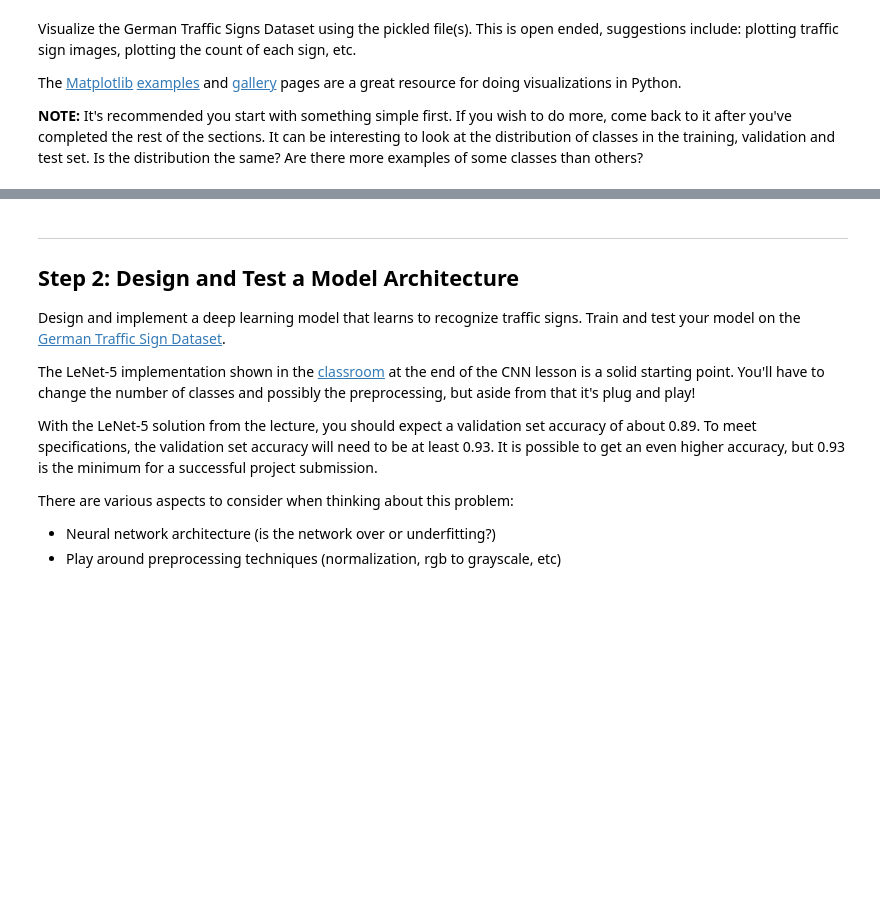
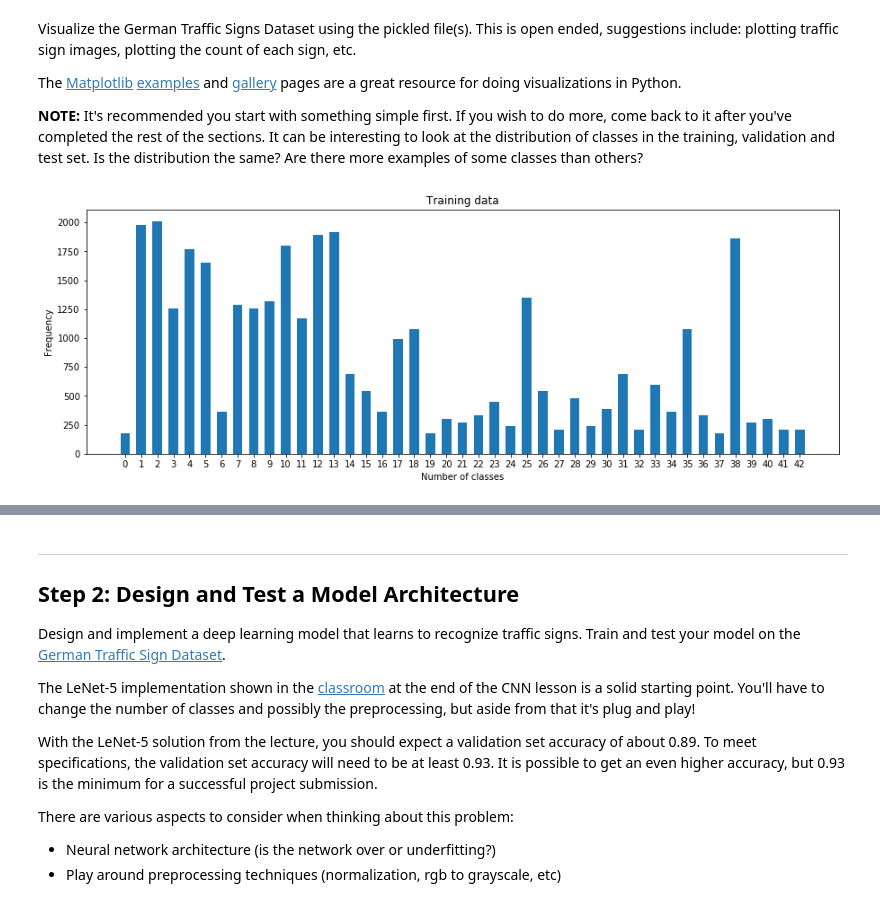
Before and after one commit to NgocVTran/Udacity---Self-Driving-Car, a Jupyter notebook: project2/Traffic_Sign_Classifier.ipynb, the cells around one changed output, grey strips where cells are left out. Cells and saved outputs as stored; diff of their text form; code cells hidden in the pictures; blank space fills up the shorter version.

```diff
--- a/project2/Traffic_Sign_Classifier.ipynb
+++ b/project2/Traffic_Sign_Classifier.ipynb
@@ -57,23 +94,25 @@ Complete the basic data summary below. Use python, numpy and/or pandas methods t
 # %%
 ### Replace each question mark with the appropriate value.
 ### Use python, pandas or numpy methods rather than hard coding the results
+import numpy as np
 
 # TODO: Number of training examples
-n_train = ?
+n_train = len(X_train)
 
 # TODO: Number of validation examples
-n_validation = ?
+n_validation = len(X_valid)
 
 # TODO: Number of testing examples.
-n_test = ?
+n_test = len(X_test)
 
 # TODO: What's the shape of an traffic sign image?
-image_shape = ?
+image_shape = X_train[1].shape
 
 # TODO: How many unique classes/labels there are in the dataset.
-n_classes = ?
+n_classes = len(np.unique(train["labels"]))
 
 print("Number of training examples =", n_train)
 print("Number of testing examples =", n_test)
+print("Number of validation examples =", n_validation)
 print("Image data shape =", image_shape)
 print("Number of classes =", n_classes)
@@ -92,2 +136,17 @@ import matplotlib.pyplot as plt
 # Visualizations will be shown in the notebook.
 %matplotlib inline
+# %%
+# Label frequency of training data
+hist, bins = np.histogram(y_train, bins=n_classes)
+center = (bins[:-1] + bins[1:])/2
+
+plt.figure(figsize=(15,5))
+plt.hist(y_train, bins=n_classes, rwidth=0.6, range=[0,n_classes],align='left')
+plt.xticks(np.arange(n_classes))
+
+plt.xlabel("Number of classes")
+plt.ylabel("Frequency")
+plt.title("Training data")
+plt.show()
+# %% [output]
+[figure, added]
```
Also changed, not shown: parts of 54 cells of this notebook, 2 other files.
